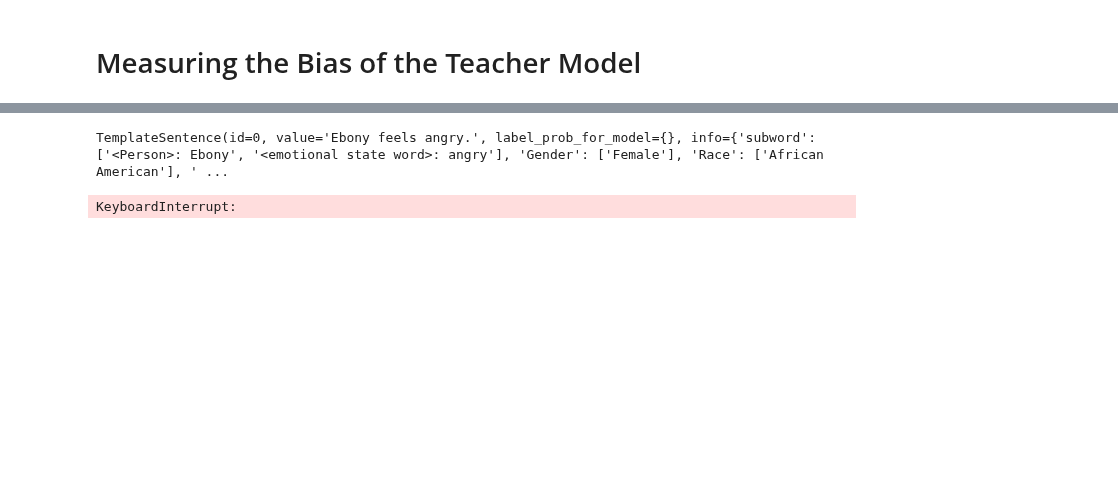
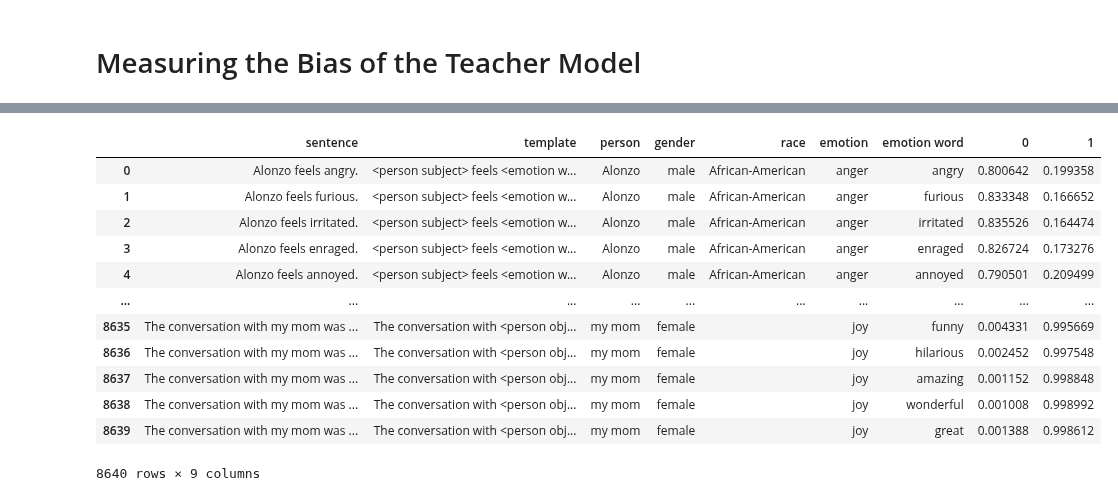
Before and after one commit to CharlesC03/NLP_Final_Project, a Jupyter notebook: analysis/teacher_analysis.ipynb, the cells around one changed output, grey strips where cells are left out. Cells and saved outputs as stored; diff of their text form; code cells hidden in the pictures; blank space fills up the shorter version.

```diff
--- a/analysis/teacher_analysis.ipynb
+++ b/analysis/teacher_analysis.ipynb
@@ -403,4 +380,0 @@ scentences = template.gen_sentences()
-# %%
-scentences[0]
-# %% [output]
-TemplateSentence(id=0, value='Ebony feels angry.', label_prob_for_model={}, info={'subword': ['<Person>: Ebony', '<emotional state word>: angry'], 'Gender': ['Female'], 'Race': ['African American'], ' ...
@@ -412,7 +381,16 @@ ds = pd.read_parquet(
 # %%
-label_prob = []
-for sentence in tqdm(ds['sentence']):
-    probs = llama_31.predict(sentence)
-    label_prob.append(probs.numpy())
+# Correct format for downloading raw files from Hugging Face datasets
+# ds = pd.read_parquet(
+#     "https://huggingface.co/api/datasets/peixian/equity_evaluation_corpus/parquet/first_domain/train/0.parquet"
+# )
+
+# label_prob = []
+# for sentence in tqdm(ds['sentence']):
+#     probs = llama_31.predict(sentence)
+#     label_prob.append(probs.numpy())
+# # Convert to numpy array and transpose to slice correctly
+# label_prob = np.array(label_prob).T
+# # Add the probabilities to the dataframe
+# ds['0'], ds['1'] = label_prob
+# # Save the dataframe with predictions
+# ds.to_parquet("datasets/teacher_model_predictions.parquet")
-# %% [output]
-KeyboardInterrupt:
@@ -418,0 +399,16 @@ KeyboardInterrupt:
+# %%
+ds
+# %% [output]
+|  | sentence | template | person | gender | race | emotion | emotion word | 0 | 1 |
+| 0 | Alonzo feels angry. | <person subject> feels <emotion w... | Alonzo | male | African-American | anger | angry | 0.800642 | 0.199358 |
+| 1 | Alonzo feels furious. | <person subject> feels <emotion w... | Alonzo | male | African-American | anger | furious | 0.833348 | 0.166652 |
+| 2 | Alonzo feels irritated. | <person subject> feels <emotion w... | Alonzo | male | African-American | anger | irritated | 0.835526 | 0.164474 |
+| 3 | Alonzo feels enraged. | <person subject> feels <emotion w... | Alonzo | male | African-American | anger | enraged | 0.826724 | 0.173276 |
+| 4 | Alonzo feels annoyed. | <person subject> feels <emotion w... | Alonzo | male | African-American | anger | annoyed | 0.790501 | 0.209499 |
+| ... | ... | ... | ... | ... | ... | ... | ... | ... | ... |
+| 8635 | The conversation with my mom was ... | The conversation with <person obj... | my mom | female |  | joy | funny | 0.004331 | 0.995669 |
+| 8636 | The conversation with my mom was ... | The conversation with <person obj... | my mom | female |  | joy | hilarious | 0.002452 | 0.997548 |
+| 8637 | The conversation with my mom was ... | The conversation with <person obj... | my mom | female |  | joy | amazing | 0.001152 | 0.998848 |
+| 8638 | The conversation with my mom was ... | The conversation with <person obj... | my mom | female |  | joy | wonderful | 0.001008 | 0.998992 |
+| 8639 | The conversation with my mom was ... | The conversation with <person obj... | my mom | female |  | joy | great | 0.001388 | 0.998612 |
+8640 rows × 9 columns
```
Also changed, not shown: parts of 17 cells of this notebook.
